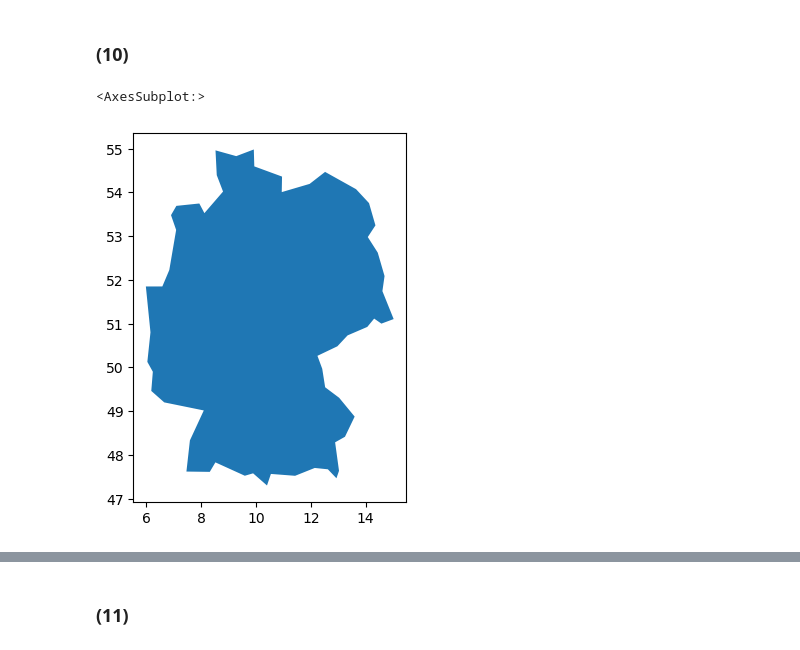
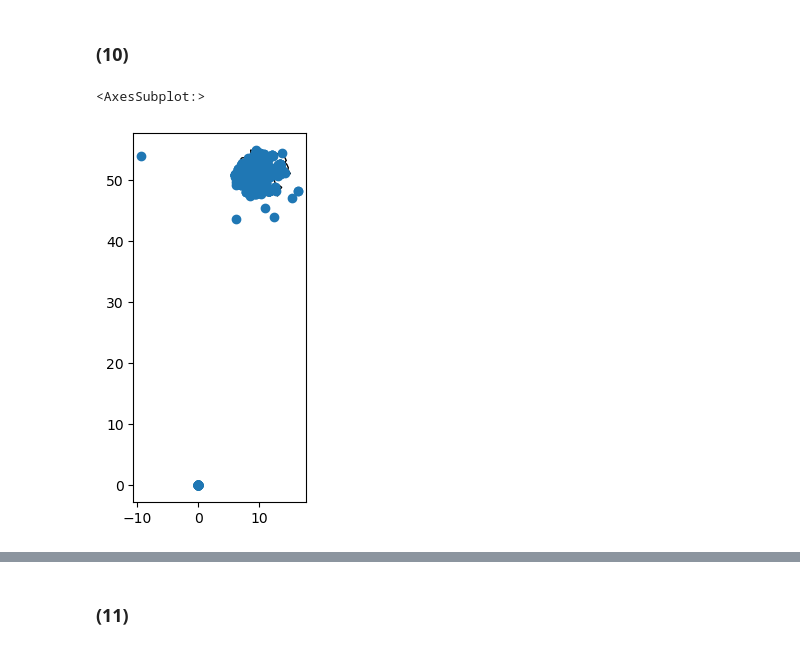
Before and after one commit to Borschu/Assignment_05, a Jupyter notebook: assignment_05_python.ipynb, the cells around one changed output, grey strips where cells are left out. Saved outputs shown, nothing was run; the diff lists cells and outputs as text; code cells hidden in the pictures.

Commit message:
Created the graphs for Germany and Italy

```diff
--- a/assignment_05_python.ipynb
+++ b/assignment_05_python.ipynb
@@ -279,16 +279,21 @@ print(df_ger.shape)
 # %% [markdown]
 ### (10)
 # %%
+# import package
+import geopandas as gpd
+
+# create GeoDataFrame
+df_ger_geo = gpd.GeoDataFrame(
+    df_ger, geometry = gpd.points_from_xy(df_ger.longitude,df_ger.latitude)
+)
+
 # create visualization based on the given code
-import geopandas as gpd
 # get a base map of Germany
 map = gpd.read_file(gpd.datasets.get_path("naturalearth_lowres"))
-map = map[map.name == "Germany"]
-# plot the map
-#map.plot(ax = ax)
-map.plot()
-
-#cities.plot(marker = "o",color = "orange")
+# create plot
+map = map[map.name == "Germany"].plot(color = "white", edgecolor = "black")
+# plot the map with dots for the venues
+df_ger_geo.plot(ax = map)
 # %% [output]
 <AxesSubplot:>
-[figure, old version]
+[figure, new version]
```
Also changed, not shown: parts of 4 cells of this notebook.
